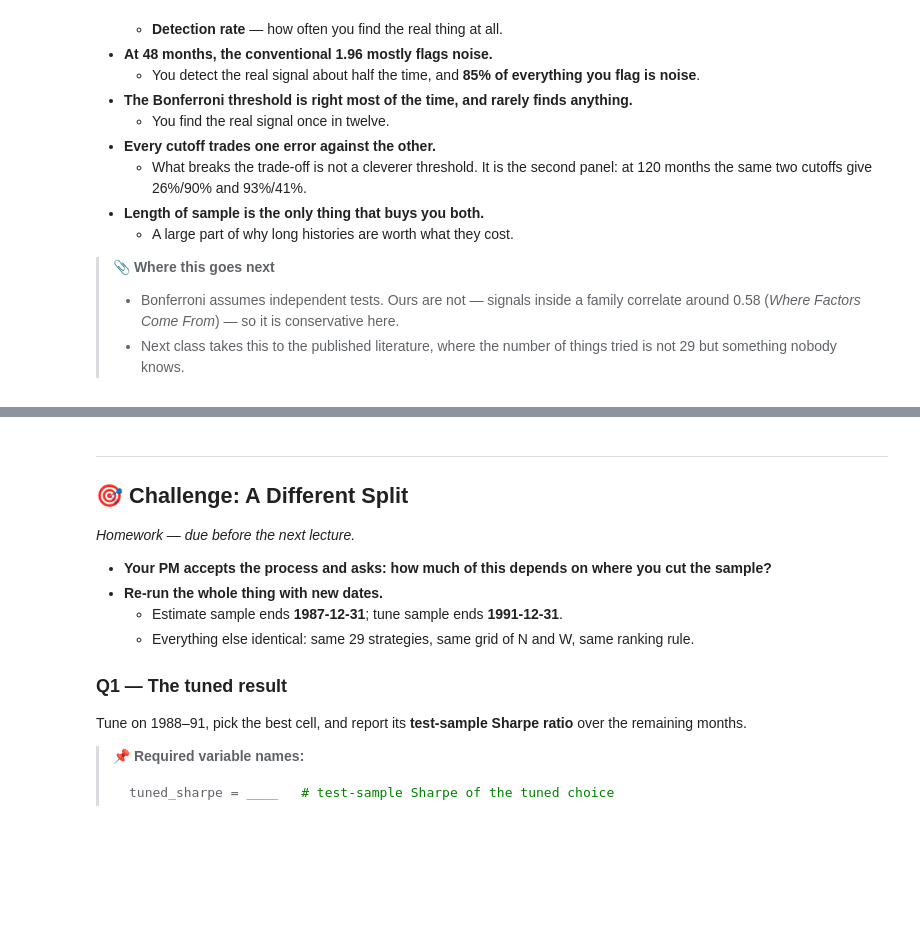
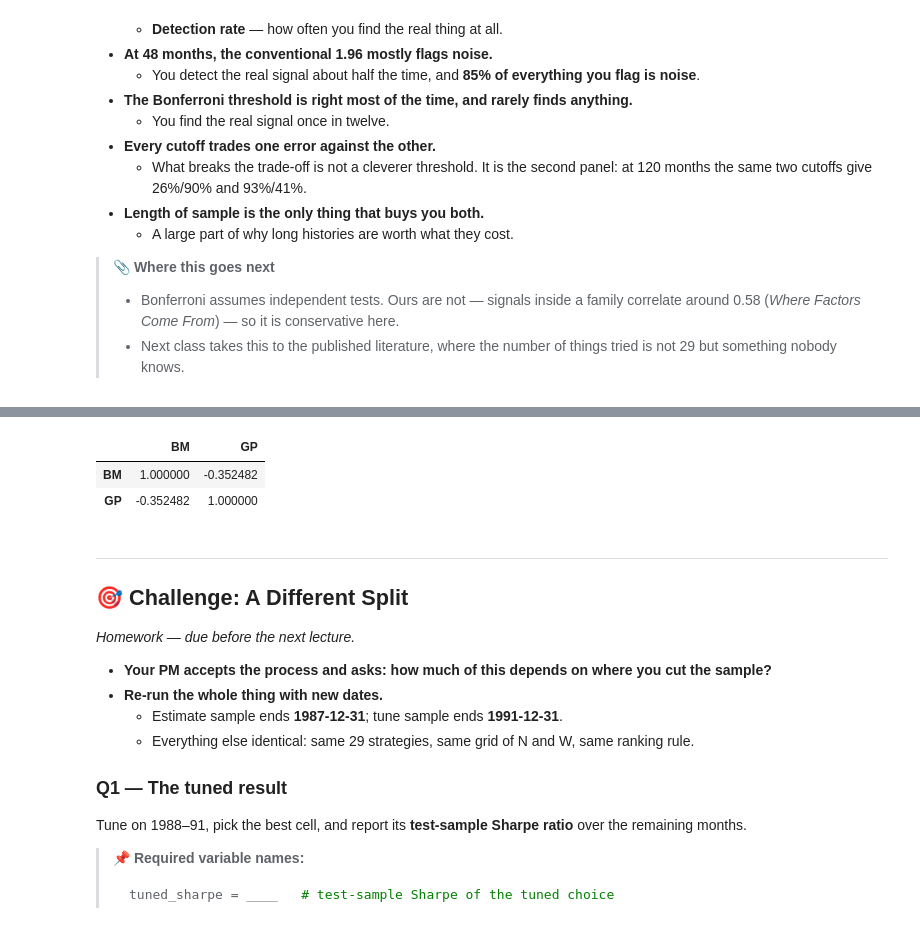
Before and after one commit to amoreira2/UG54, a Jupyter notebook: _sources/chapters/Finance/L8_Backtesting_AI.ipynb, the cells around one changed output, grey strips where cells are left out. Saved outputs shown, nothing was run; the diff lists cells and outputs as text; code cells hidden in the pictures; blank space fills up the shorter version.

```diff
--- a/_sources/chapters/Finance/L8_Backtesting_AI.ipynb
+++ b/_sources/chapters/Finance/L8_Backtesting_AI.ipynb
@@ -644,3 +629,9 @@ L
+# %%
+L[['BM','GP']].corr()
+# %% [output]
+|  | BM | GP |
+| BM | 1.000000 | -0.352482 |
+| GP | -0.352482 | 1.000000 |
 # %% [markdown]
 ---
 
```
Also changed, not shown: parts of 2 cells of this notebook, 2 other files.
